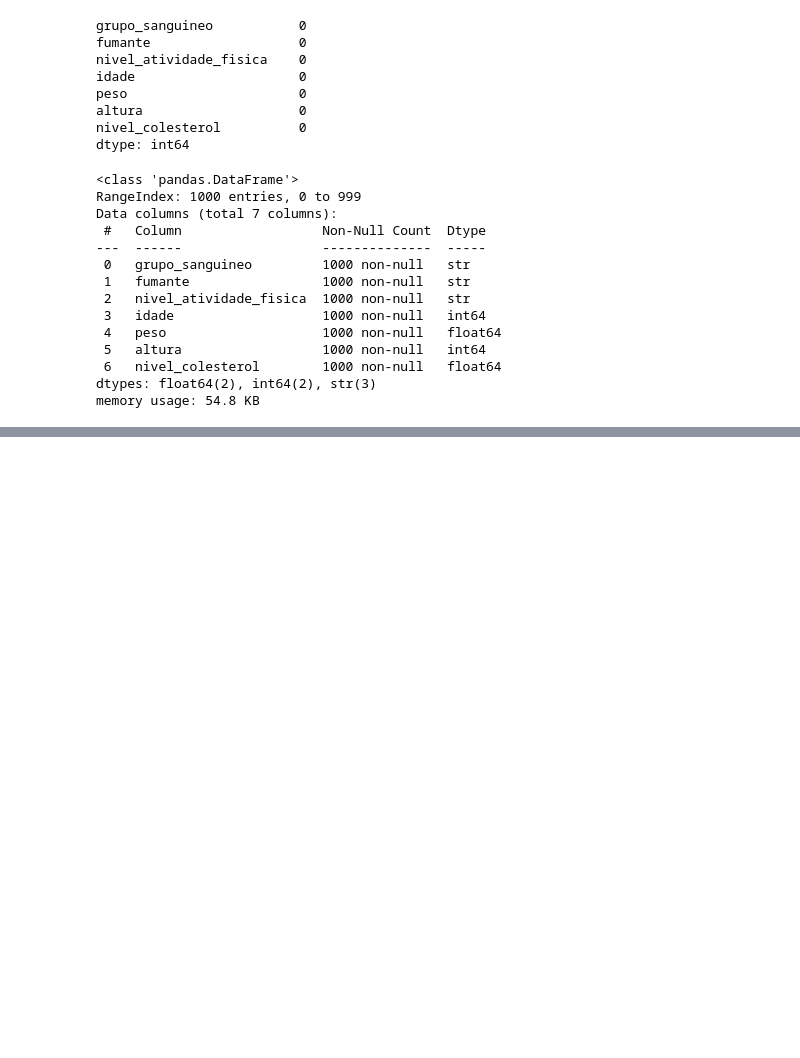
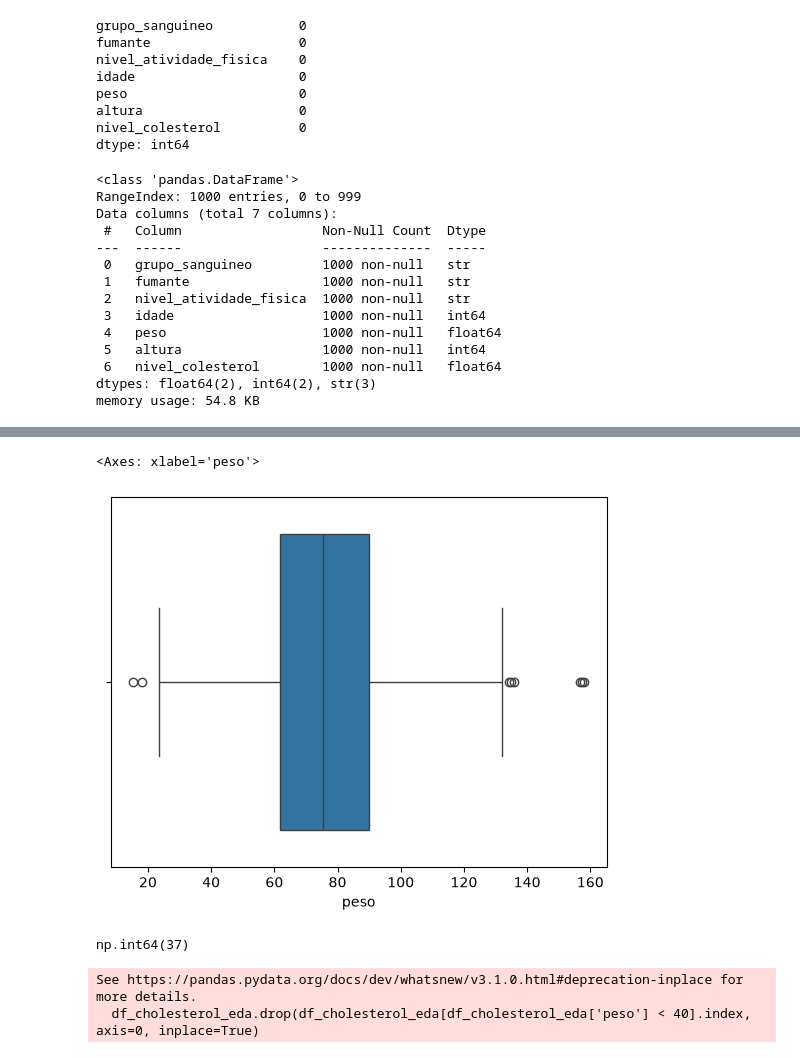
Before and after one commit to josevictorn/cholesterol_model, a Jupyter notebook: cholesterol_model.ipynb, the cells around one changed output, grey strips where cells are left out. Cells and saved outputs as stored; diff of their text form; code cells hidden in the pictures; blank space fills up the shorter version.

```diff
--- a/cholesterol_model.ipynb
+++ b/cholesterol_model.ipynb
@@ -147,0 +153,15 @@ memory usage: 54.8 KB
+# %%
+sns.boxplot(data=df_cholesterol_eda, x='peso')
+# %% [output]
+<Axes: xlabel='peso'>
+[figure, added]
+# %%
+# removing individuals whose weight is incompatible with the study for their age range
+df_cholesterol_eda[df_cholesterol_eda['peso'] < 40].peso.count()
+# %% [output]
+np.int64(37)
+# %%
+df_cholesterol_eda.drop(df_cholesterol_eda[df_cholesterol_eda['peso'] < 40].index, axis=0, inplace=True)
+# %% [output]
+See https://pandas.pydata.org/docs/dev/whatsnew/v3.1.0.html#deprecation-inplace for more details.
+  df_cholesterol_eda.drop(df_cholesterol_eda[df_cholesterol_eda['peso'] < 40].index, axis=0, inplace=True)
```
Also changed, not shown: parts of 4 cells of this notebook.
